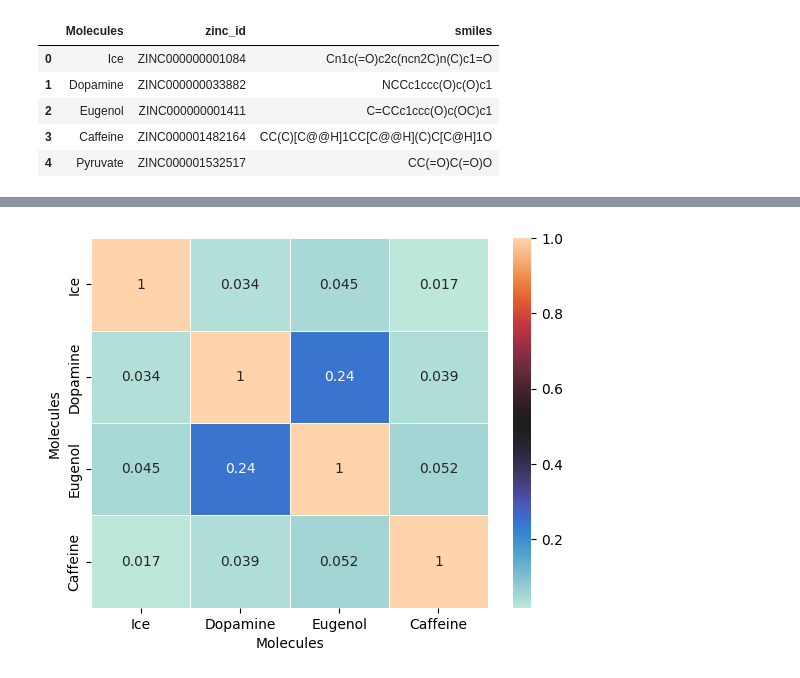
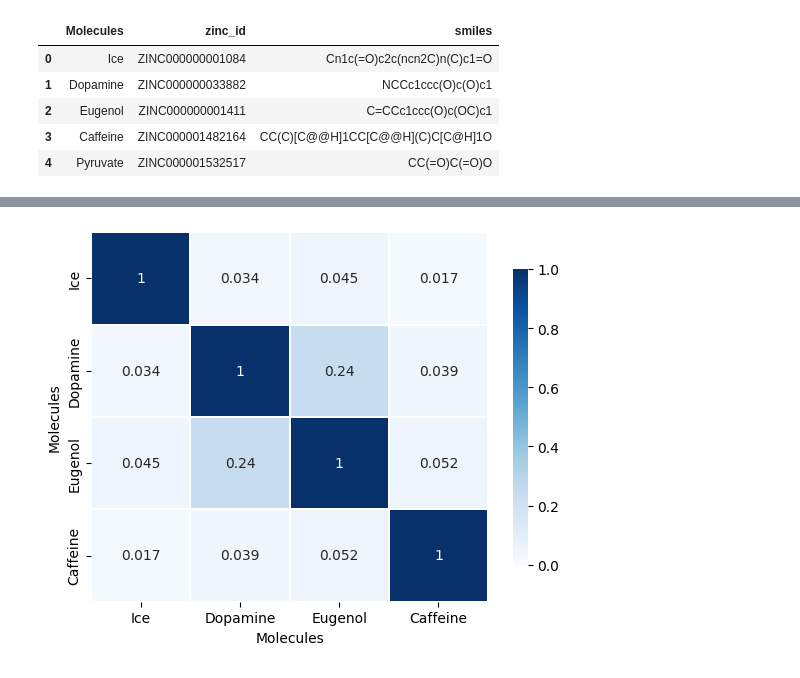
Before and after one commit to Nag-Nad/Cheminformatics-with-RDkit---Python, a Jupyter notebook: TEST1.ipynb, the cells around one changed output, grey strips where cells are left out. Drawn from its saved outputs; the diff is of its cells as text; code cells hidden in the pictures.

```diff
--- a/TEST1.ipynb
+++ b/TEST1.ipynb
@@ -22,7 +20,7 @@ import pandas as pd
 # %%
-# Merge csv files into one dataframe using glob library
+# Concatenate csv files into one dataframe using glob library
 
-csv_files = glob.glob('/content/drive/MyDrive/Colab Notebooks/**/*.csv', recursive=True)
+csv_files = glob.glob('/content/drive/MyDrive/Colab Notebooks/Test1/**/*.csv', recursive=True)
 data = pd.DataFrame()
 data = pd.concat([pd.read_csv(files) for files in csv_files], ignore_index = True)
 data
@@ -79,11 +77,11 @@ data
 4. octonal-water coefficient (logP) must be less than or equal to 5.
 '''
 
-data = data.loc[(data['MolWt']<700) & (data['MolWt'] > 100) &
+mdata = data.loc[(data['MolWt']<700) & (data['MolWt'] > 100) &
  (data['HeavyAtoms_number'] <= 60) & (data['Rotatable_bonds'] <= 15) &
   (data['logP'] <= 5)]
 
-data
+mdata
 # %% [output]
 |  | Molecules | zinc_id | smiles | MolWt | HeavyAtoms_number | Rotatable_bonds | logP |
 | 0 | Ice | ZINC000000001084 | Cn1c(=O)c2c(ncn2C)n(C)c1=O | 194.194 | 14 | 0 | -1.0293 |
@@ -93,29 +91,37 @@ data
 # %%
 # Convert SMILES to molecule objects
 mol_list = []
-for smiles in data['smiles']:
+for smiles in mdata['smiles']:
     mol = Chem.MolFromSmiles(smiles)
     mol_list.append(mol)
 
-def calculate_tanimoto_coefficient(mol1, mol2):
-    fp1 = AllChem.GetMorganFingerprintAsBitVect(mol1, 3, nBits=2048)
-    fp2 = AllChem.GetMorganFingerprintAsBitVect(mol2, 3, nBits=2048)
+def calculate_Morgan_fingerprint (mol):
+  Morgan_fp = AllChem.GetMorganFingerprintAsBitVect(mol, 3, nBits=2048)
+  return Morgan_fp
+
+
+
+def calculate_tanimoto_coefficient(fp1, fp2):
     tanimoto = DataStructs.TanimotoSimilarity(fp1, fp2)
     return tanimoto
 
+
 # Create a similarity matrix DataFrame
-similarity_matrix = pd.DataFrame(index=data['Molecules'], columns=data['Molecules'])
+similarity_matrix = pd.DataFrame(index=mdata['Molecules'], columns=mdata['Molecules'])
 
 # Calculate Tanimoto similarity for each pair of molecules
 for i in range(len(mol_list)):
     for j in range(i, len(mol_list)):
         mol1 = mol_list[i]
         mol2 = mol_list[j]
-        tanimoto_coefficient = calculate_tanimoto_coefficient(mol1, mol2)
+        fp1 = calculate_Morgan_fingerprint (mol1)
+        fp2 = calculate_Morgan_fingerprint (mol2)
+        tanimoto_coefficient = calculate_tanimoto_coefficient(fp1, fp2)
         similarity_matrix.iat[i, j] = tanimoto_coefficient
         similarity_matrix.iat[j, i] = tanimoto_coefficient
 
 similarity_matrix = similarity_matrix.fillna(1.0)  # Fill None Values with 1.0
 
-print(similarity_matrix)
+
+similarity_matrix
 # %% [output]
@@ -128,8 +156,7 @@ Caffeine   0.016949  0.039216  0.051724  1.000000
 # %%
 # heatmap: the color intensity the correlation between x and y
 
-import seaborn as sns
-
-heatmap = sns.heatmap(similarity_matrix, annot=True, linewidth=.5, cmap="icefire")
+heatmap = sns.heatmap(similarity_matrix, annot=True, cmap="Blues", vmin= 0.0, vmax=1.0,
+           linewidth=0.3, cbar_kws={"shrink": .8})
 # %% [output]
-[figure, old version]
+[figure, new version]
```
Also changed, not shown: parts of 11 cells of this notebook.
